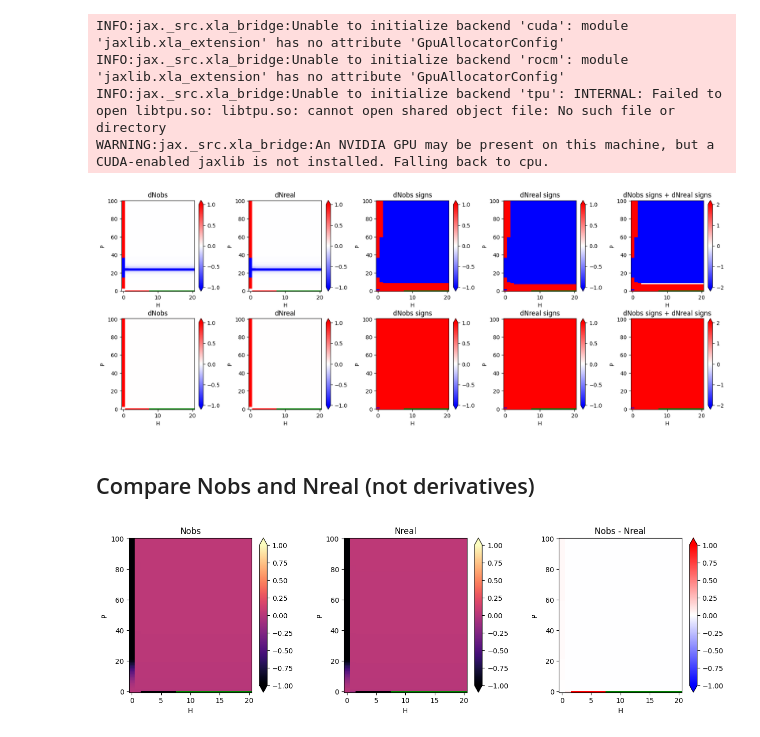
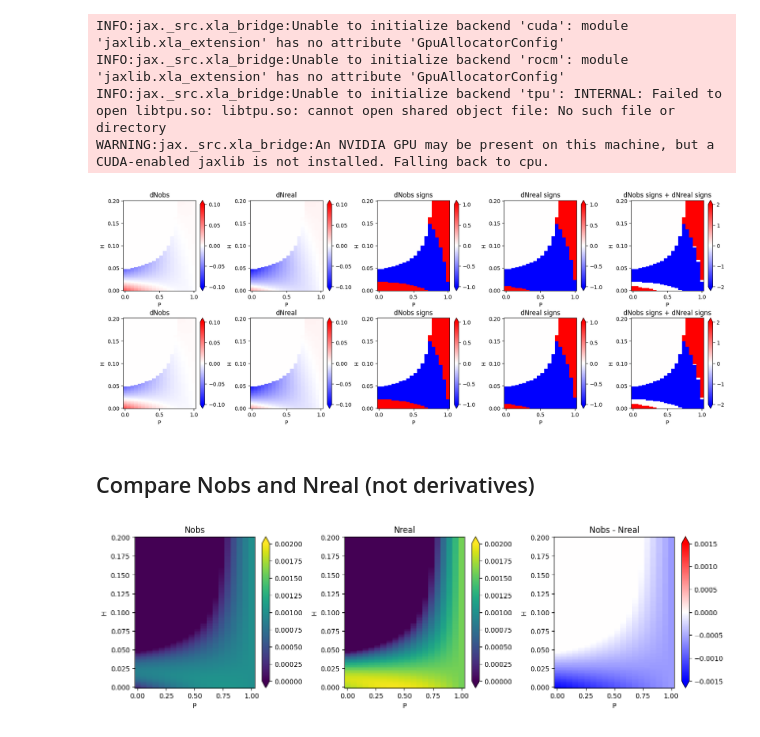
Before and after one commit to Priesemann-Group/testing-paradox-HIV-STI, a Jupyter notebook: notebooks/Nobs_Nreal_derivatives.ipynb, the cells around one changed output. Cells and saved outputs as stored; diff of their text form; code cells hidden in the pictures.

Commit message:
Nobs Nreal comaprison now working, plots still ugly though

```diff
--- a/notebooks/Nobs_Nreal_derivatives.ipynb
+++ b/notebooks/Nobs_Nreal_derivatives.ipynb
@@ -208,14 +230,14 @@ WARNING:jax._src.xla_bridge:An NVIDIA GPU may be present on this machine, but a
 dNobs_num_func = jax.grad(Nobs, argnums=(0, 1))
 dNreal_num_func = jax.grad(Nreal, argnums=(0, 1))
 
-dNobs_num = np.zeros((len(Ps),len(Hs)))
-dNreal_num = np.zeros((len(Ps),len(Hs)))
-dNobs_signs_num = np.zeros((len(Ps),len(Hs)))
-dNreal_signs_num = np.zeros((len(Ps),len(Hs)))
-dNobs_dNreal_comparison_num = np.zeros((len(Ps),len(Hs)))
+dNobs_num = np.zeros((len(Hs),len(Ps)))
+dNreal_num = np.zeros((len(Hs),len(Ps)))
+dNobs_signs_num = np.zeros((len(Hs),len(Ps)))
+dNreal_signs_num = np.zeros((len(Hs),len(Ps)))
+dNobs_dNreal_comparison_num = np.zeros((len(Hs),len(Ps)))
 
-for i,P in enumerate(Ps):
-    for j,H in enumerate(Hs):
+for i,H in enumerate(Hs):
+    for j,P in enumerate(Ps):
         dPobs,dHobs = dNobs_num_func(P,H)
         dNobs_num[i,j] = dPobs + dHobs
         dPreal,dHreal = dNreal_num_func(P,H)
@@ -233,16 +255,16 @@ titles = ["dNobs", "dNreal", "dNobs signs", "dNreal signs", "dNobs signs + dNrea
 fig, axs = plt.subplots(2,5,figsize=(20,7))
 fig.subplots_adjust(hspace=0.3, wspace=0.4)
 cmaps = ['bwr', 'bwr', 'bwr', 'bwr', 'bwr']
-clims = [(-1,1), (-1,1), (-1,1), (-1,1), (-2,2)]
+clims = [(-0.1,0.1), (-0.1,0.1), (-1,1), (-1,1), (-2,2)]
 
 for j,plots in enumerate([plots_ana, plots_num]): # first row analytical, second row numerical
     for i,col in enumerate(cmaps):
         ax = axs[j,i]
         cmap = plt.get_cmap(col)
         cmap.set_bad(color = 'green', alpha = 1.) # set color for NaN values
-        ax.set_xlabel("H")
-        ax.set_ylabel("P")
-        pcm = ax.pcolormesh(Hs, Ps, plots[i],cmap=cmap) # plot the data
+        ax.set_xlabel("P")
+        ax.set_ylabel("H")
+        pcm = ax.pcolormesh(Ps, Hs, plots[i],cmap=cmap) # plot the data
         pcm.set_clim(clims[i])
         fig.colorbar(pcm, ax=axs[j,i], shrink=1,extend='both')
         ax.set_title(titles[i])
@@ -250,41 +272,42 @@ for j,plots in enumerate([plots_ana, plots_num]): # first row analytical, second
 
 plt.show()
 # %% [output]
-[figure, old version]
+[figure, new version]
 # %% [markdown]
 ## Compare Nobs and Nreal (not derivatives)
 # %%
 
-Nobs_vals = np.zeros((len(Ps),len(Hs)))
-Nreal_vals = np.zeros((len(Ps),len(Hs)))
-Nobs_Nreal_vals_comparison = np.zeros((len(Ps),len(Hs)))
+Nobs_vals = np.zeros((len(Hs),len(Ps)))
+Nreal_vals = np.zeros((len(Hs),len(Ps)))
+Nobs_Nreal_vals_comparison = np.zeros((len(Hs),len(Ps)))
 
-for i,P in enumerate(Ps):
-    for j,H in enumerate(Hs):
+for i,H in enumerate(Hs):
+    for j,P in enumerate(Ps):
         Nobs_vals[i,j] = Nobs(P,H)
         Nreal_vals[i,j] = Nreal(P,H)
         Nobs_Nreal_vals_comparison[i,j] = Nobs_vals[i,j] - Nreal_vals[i,j]
 # %%
 # plotting
 
 plots = [Nobs_vals, Nreal_vals, Nobs_Nreal_vals_comparison]
 titles = ["Nobs", "Nreal", "Nobs - Nreal"]
 
 fig, axs = plt.subplots(1,3,figsize=(15,4))
 fig.subplots_adjust(hspace=0.3, wspace=0.4)
-cmaps = ['magma', 'magma', 'bwr']
+cmaps = ['viridis', 'viridis', 'bwr']
+clims = [(0,0.002), (0,0.002), (-0.0015,0.0015)]
 
 for i,col in enumerate(cmaps):
     ax = axs[i]
     cmap = plt.get_cmap(col)
     cmap.set_bad(color = 'green', alpha = 1.) # set color for NaN values
-    ax.set_xlabel("H")
-    ax.set_ylabel("P")
-    pcm = ax.pcolormesh(Hs, Ps, plots[i],cmap=cmap) # plot the data
-    pcm.set_clim((-1,1))
+    ax.set_xlabel("P")
+    ax.set_ylabel("H")
+    pcm = ax.pcolormesh(Ps, Hs, plots[i],cmap=cmap) # plot the data
+    pcm.set_clim(clims[i])
     fig.colorbar(pcm, ax=axs[i], shrink=1, extend='both')
     ax.set_title(titles[i])
 
 plt.show()
 # %% [output]
-[figure, old version]
+[figure, new version]
```
Also changed, not shown: parts of 3 cells of this notebook, 1 other file.
